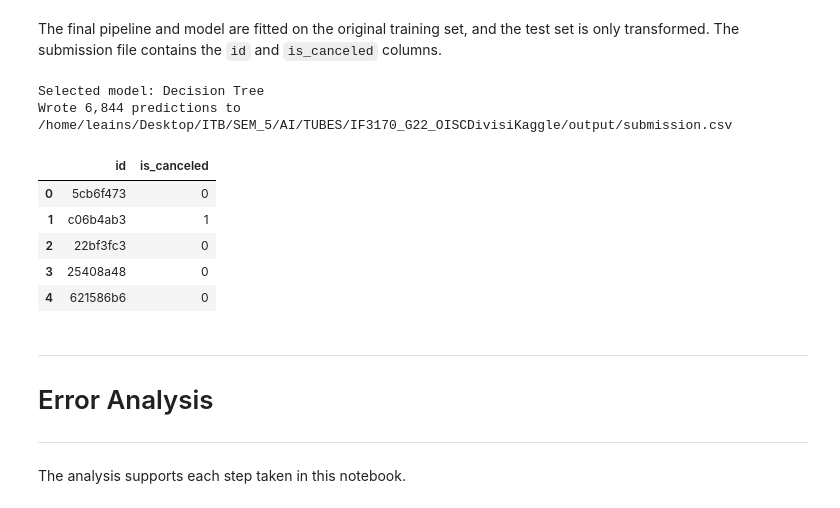
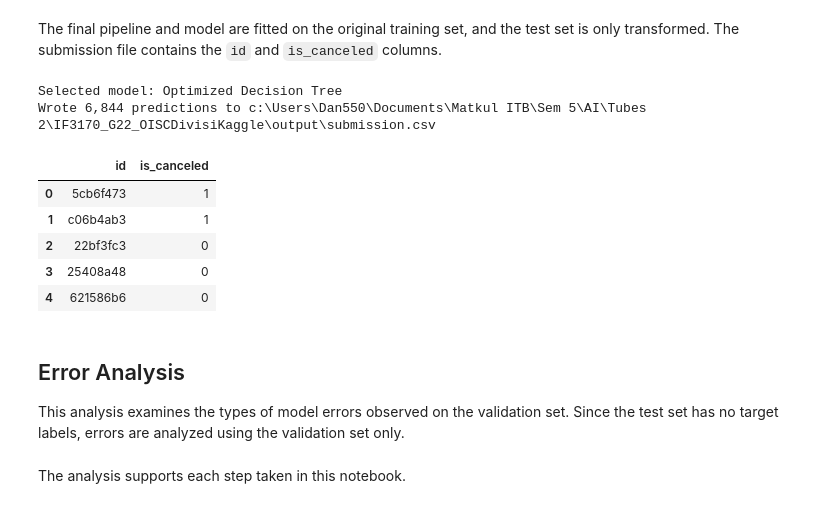
Before and after one commit to ValentinoDan/IF3170_G22_OISCDivisiKaggle, a Jupyter notebook: src/notebook.ipynb, the cells around one changed output. Saved outputs shown, nothing was run; the diff lists cells and outputs as text; code cells hidden in the pictures.

```diff
--- a/src/notebook.ipynb
+++ b/src/notebook.ipynb
@@ -796,7 +923,7 @@ evaluation_models = {
     **fitted_models,
 }
 
-# Metrik Kelas dan Confusion Matrix
+# Class Metrics and Confusion Matrix
 results = []
 for name, predicted in evaluation_predictions.items():
     precision, recall, f1, _ = precision_recall_fscore_support(
@@ -822,9 +949,9 @@ for name, predicted in evaluation_predictions.items():
         columns=pd.Index([0, 1], name="Predicted"),
     ))
 
-# Sorted by F1
+# Sorted by Accuracy
 scores = pd.DataFrame(results).set_index("model").sort_values(
-    ["f1", "accuracy"], ascending=False, kind="stable",
+    ["accuracy", "f1"], ascending=False, kind="stable",
 )
 display(scores.round(4))
 winner = scores.index[0]
@@ -1138,12 +1117,12 @@ optimal rho estimate: 1.90e-01
 # %%
-# 4. Bandingkan pasangan model pada validation set yang sama
+# 3. Compare baseline and tuned models on the same validation set
 tuning_comparison = []
 for name, result in tuning_results.items():
     old = tuning_metrics(evaluation_predictions[name])
     new = tuning_metrics(result["predictions"])
     tuning_comparison.append({
-        "model": name, "params": result["params"], "cv_mean_f1": result["mean_f1"],
-        "cv_std_f1": result["std_f1"], "delta_f1": new["f1"] - old["f1"],
+        "model": name, "params": result["params"], "cv_mean_accuracy": result["mean_accuracy"],
+        "cv_std_accuracy": result["std_accuracy"], "delta_accuracy": new["accuracy"] - old["accuracy"],
     })
     print(name)
     display(pd.DataFrame([old, new], index=["Awal", "Tuned"]).round(4))
@@ -1180,11 +1139,11 @@ Naive Bayes
 # %%
-# 5. Jalankan untuk mengganti model dengan F1 validasi yang naik
+# 4. Run this to replace models when validation accuracy improves
 for name, result in tuning_results.items():
     if name in fitted_models and name in valid_predictions:
-        current_f1 = f1_score(y_val, valid_predictions[name], zero_division=0)
-        tuned_f1 = f1_score(y_val, result["predictions"], zero_division=0)
-        if tuned_f1 > current_f1:
+        current_acc = accuracy_score(y_val, valid_predictions[name])
+        tuned_acc = accuracy_score(y_val, result["predictions"])
+        if tuned_acc > current_acc:
             fitted_models[name] = result["model"]
             valid_predictions[name] = result["predictions"]
-            print(f"{name}: F1 {current_f1:.4f} -> {tuned_f1:.4f}")
+            print(f"{name}: Accuracy {current_acc:.4f} -> {tuned_acc:.4f}")
 # %% [output]
@@ -1355,14 +1380,14 @@ Loaded KNN
 # %% [markdown]
 The final pipeline and model are fitted on the original training set, and the test set is only transformed. The submission file contains the `id` and `is_canceled` columns.
 # %%
-# Dataset untuk Training Terakhir
+# Last Training Dataset
 full_raw = train_df.drop(columns=[CFG.ID, CFG.TARGET])
 full_y = train_df[CFG.TARGET].to_numpy(dtype=int)
 final_preparation = fit_preparation(full_raw)
 X_full = prepare(full_raw, final_preparation)
 X_test_final = prepare(test_df.drop(columns=CFG.ID), final_preparation)
 
-# Parameter Model
+# Model Parameter
 if isinstance(fitted_models[winner], SVM):
     final_params = {
         parameter: getattr(fitted_models[winner], parameter)
@@ -1373,10 +1398,13 @@ elif winner in lr_candidates:
 elif winner == "Naive Bayes":
     final_params = nb_params
 else:
-    final_params = tree_params
+    final_params = dict(tree_params)
+    if winner in tuning_results:
+        final_params.update(tuning_results[winner]["params"])
+    final_params["random_state"] = CFG.SEED
 final_model = type(fitted_models[winner])(**final_params)
 
-# Training Ulang
+# Retrain on full training data
 if isinstance(final_model, SVM):
     if winner in svm_params:
         rng = np.random.default_rng(CFG.SEED)
@@ -1389,47 +1417,52 @@ if isinstance(final_model, SVM):
             rng.choice(canceled, n_canceled, replace=False),
         ])
     else:
         indices = np.arange(len(full_y))
     final_model.fit(X_full.to_numpy()[indices], 2 * full_y[indices] - 1)
     test_predictions = np.array([
         (final_model.predict(row) + 1) // 2 for row in X_test_final.to_numpy()
     ], dtype=int)
 else:
     final_model.fit(X_full, full_y)
-    test_predictions = final_model.predict(X_test_final)
+    if isinstance(final_model, (DecisionTree, OptimizedTree)) and "final_positive_threshold" in globals():
+        test_probabilities = final_model.predict_proba(X_test_final)
+        positive_index = list(final_model.classes_).index(1)
+        test_predictions = (
+            test_probabilities[:, positive_index] >= final_positive_threshold
+        ).astype(int)
+    else:
+        test_predictions = final_model.predict(X_test_final)
 
-# Validasi Terakhir
+# Last Validation
 sample = pd.read_csv(CFG.DATA_DIR / "sample_submission.csv", dtype={CFG.ID: str})
 if (not test_df[CFG.ID].is_unique or not sample[CFG.ID].is_unique or set(test_df[CFG.ID]) != set(sample[CFG.ID])):
     raise ValueError("Test IDs and sample_submission IDs must match and be unique.")
 
 prediction_by_id = pd.Series(test_predictions, index=test_df[CFG.ID])
 submission = sample[[CFG.ID]].assign(**{CFG.TARGET: sample[CFG.ID].map(prediction_by_id)})
 if not submission[CFG.TARGET].isin([0, 1]).all():
     raise ValueError("Submission contains missing or invalid predictions.")
 
 submission[CFG.TARGET] = submission[CFG.TARGET].astype(int)
 
 # Export CSV
 submission_path = CFG.OUTPUT_DIR / "submission.csv"
 submission.to_csv(submission_path, index=False)
 print(f"Selected model: {winner}")
 print(f"Wrote {len(submission):,} predictions to {submission_path}")
 display(submission.head())
 # %% [output]
-Selected model: Decision Tree
-Wrote 6,844 predictions to /home/leains/Desktop/ITB/SEM_5/AI/TUBES/IF3170_G22_OISCDivisiKaggle/output/submission.csv
+Selected model: Optimized Decision Tree
+Wrote 6,844 predictions to c:\Users\Dan550\Documents\Matkul ITB\Sem 5\AI\Tubes 2\IF3170_G22_OISCDivisiKaggle\output\submission.csv
 |  | id | is_canceled |
-| 0 | 5cb6f473 | 0 |
+| 0 | 5cb6f473 | 1 |
 | 1 | c06b4ab3 | 1 |
 | 2 | 22bf3fc3 | 0 |
 | 3 | 25408a48 | 0 |
 | 4 | 621586b6 | 0 |
 # %% [markdown]
----
+## Error Analysis
 
-# Error Analysis <a name="11"></a>
-
----
+This analysis examines the types of model errors observed on the validation set. Since the test set has no target labels, errors are analyzed using the validation set only.
 # %% [markdown]
 The analysis supports each step taken in this notebook.
```
Also changed, not shown: parts of 39 cells of this notebook, 2 other files.
